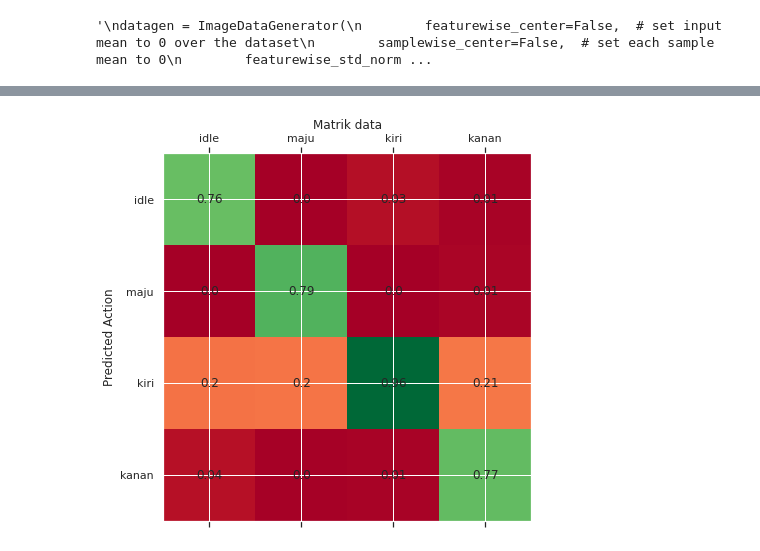
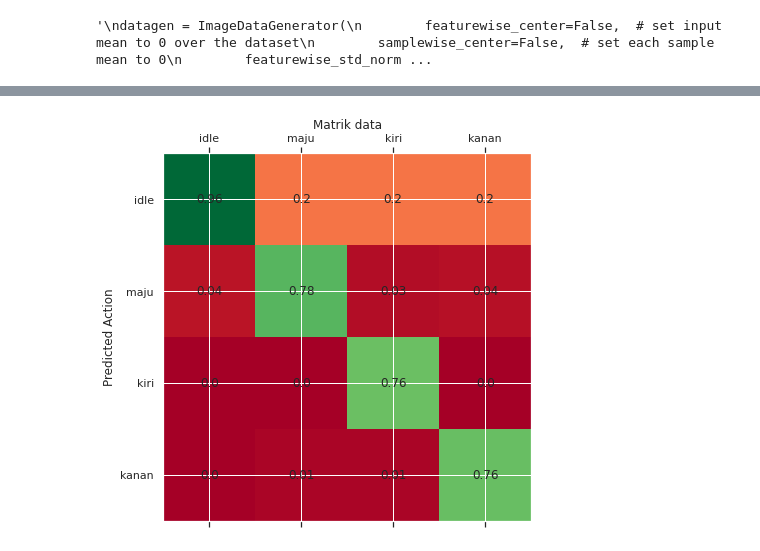
Before and after one commit to wedexyz/eeg-, a Jupyter notebook: CNN+ReduceLe+CrossVall+ROcVS2.ipynb, the cells around one changed output, grey strips where cells are left out. Saved outputs shown, nothing was run; the diff lists cells and outputs as text; code cells hidden in the pictures.

```diff
--- a/CNN+ReduceLe+CrossVall+ROcVS2.ipynb
+++ b/CNN+ReduceLe+CrossVall+ROcVS2.ipynb
@@ -155,7 +155,7 @@ ACTIONS = ["kiri", "maju","idle","kanan"]
 reshape = (-1,16, 60,1)
 #reshape(-1,28,28,1)
 # %%
-def create_data(starting_dir="=/content/drive/My Drive/Colab Notebooks/data_baru"):
+def create_data(starting_dir="/content/drive/MyDrive/Colab Notebooks/AKU/data_baru"):
     training_data = {}
     for action in ACTIONS:
         if action not in training_data:
@@ -192,7 +192,7 @@ def create_data(starting_dir="=/content/drive/My Drive/Colab Notebooks/data_baru
     return combined_data
 # %%
 print("creating training data")
-traindata = create_data(starting_dir="/content/drive/My Drive/Colab Notebooks/data_baru")
+traindata = create_data(starting_dir="/content/drive/MyDrive/Colab Notebooks/AKU/data_baru")
 train_X = []
 train_y = []
 for X, y in traindata:
@@ -469,7 +469,7 @@ CLIP_VAL = 8  # if above, what was the value +/-
 
 model = tf.keras.models.load_model(MODEL_NAME)
 
-VALDIR = '/content/drive/MyDrive/Colab Notebooks/tes_data'
+VALDIR = '/content/drive/MyDrive/Colab Notebooks/AKU/data_baru/tes_data'
 ACTIONS =  ["idle","maju","kiri", "kanan"]
 PRED_BATCH = 32
 
@@ -508,34 +508,34 @@ def get_val_data(valdir, action, batch_size):
 
 def make_conf_mat(none,left,forward, right):
     action_dict = {"idle":none,"maju": forward, "kiri": left, "kanan": right}
     action_conf_mat = pd.DataFrame(action_dict)
     actions = [i for i in action_dict]
 
     fig = plt.figure(figsize=(15, 6))
     ax = fig.add_subplot(111)
     ax.matshow(action_conf_mat, cmap=plt.cm.RdYlGn)
     ax.set_xticklabels([""]+actions)
     ax.set_yticklabels([""]+actions)
 
     for idx, i in enumerate(action_dict):
         for idx2, ii in enumerate(action_dict[i]):
             ax.text(idx, idx2, f"{round(float(action_dict[i][ii]),2)}", va='center', ha='center')
     # Rotate the tick labels and set their alignment.
 
     plt.title("Matrik data")
     plt.ylabel("Predicted Action")
     fig.tight_layout()
     plt.show()
 
 
 
 forward_argmax_dict, forward_raw_pred_dict, forward_argmax_pct_dict = get_val_data(VALDIR, "maju", PRED_BATCH)
 none_argmax_dict, none_raw_pred_dict, none_argmax_pct_dict = get_val_data(VALDIR, "idle", PRED_BATCH)
 left_argmax_dict, left_raw_pred_dict, left_argmax_pct_dict = get_val_data(VALDIR, "kiri", PRED_BATCH)
 right_argmax_dict, right_raw_pred_dict, right_argmax_pct_dict = get_val_data(VALDIR, "kanan", PRED_BATCH)
 make_conf_mat(none_argmax_pct_dict,forward_argmax_pct_dict,left_argmax_pct_dict,  right_argmax_pct_dict)
 # %% [output]
-[figure, old version]
+[figure, new version]
 # %%
 from sklearn.metrics import roc_curve, auc
 #y_score = clf.decision_function(xval)
```
Also changed, not shown: parts of 9 cells of this notebook.
